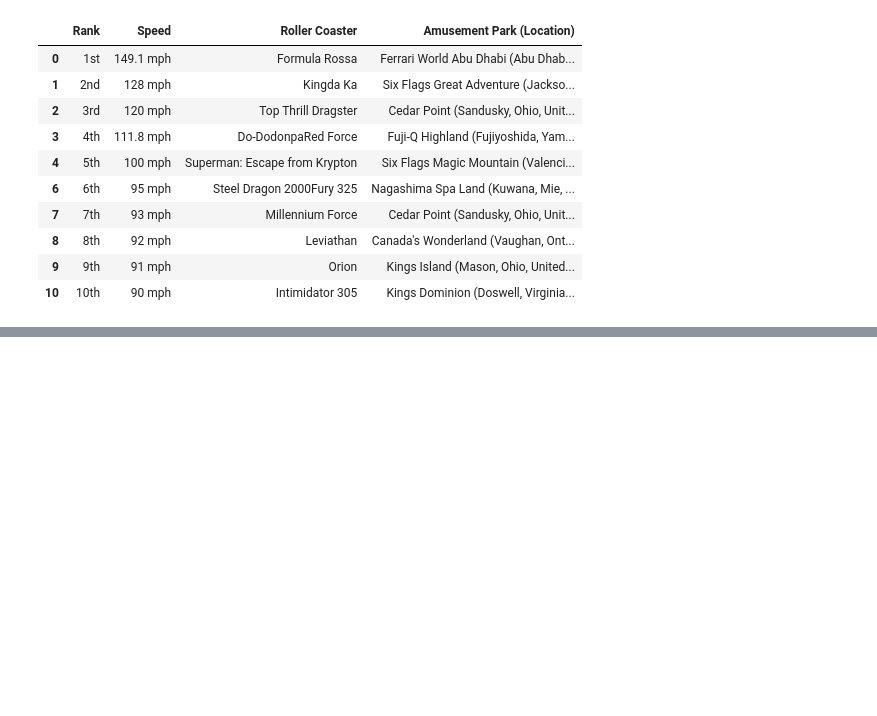
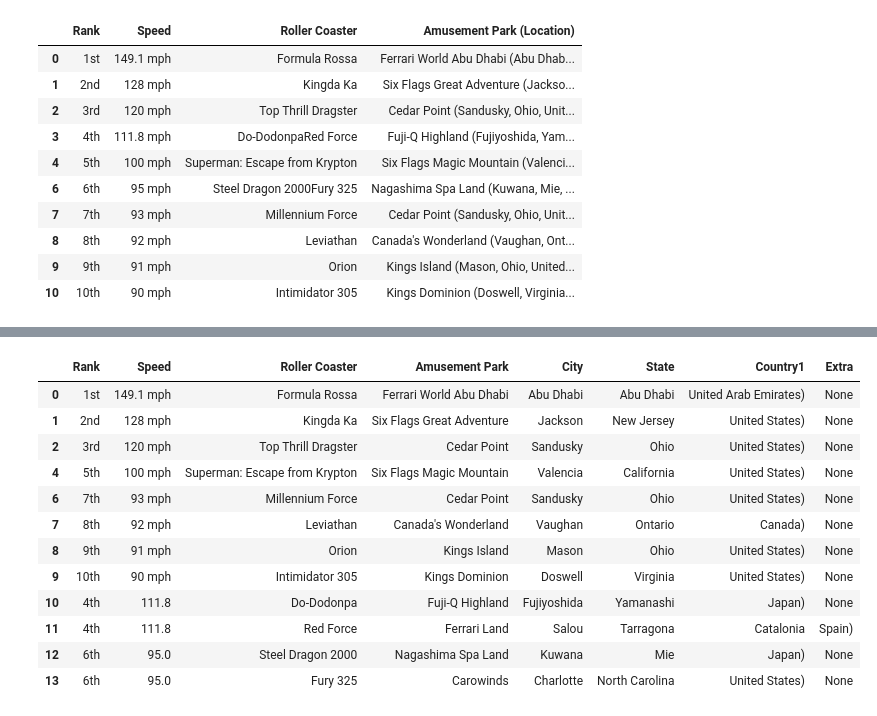
Before and after one commit to MorgaineB/Project2, a Jupyter notebook: WebScraping/Records_Scrape.ipynb, the cells around one changed output, grey strips where cells are left out. Saved outputs shown, nothing was run; the diff lists cells and outputs as text; code cells hidden in the pictures; blank space fills up the shorter version.

```diff
--- a/WebScraping/Records_Scrape.ipynb
+++ b/WebScraping/Records_Scrape.ipynb
@@ -63,0 +111,18 @@ speed_record[['Amusement Park','Location']] = speed_record['Amusement Park (Loca
+# %%
+#Dop Location Column
+speed_records_clean = speed_records_clean.drop(labels=['Location'], axis=1)
+speed_records_clean
+# %% [output]
+|  | Rank | Speed | Roller Coaster | Amusement Park | City | State | Country1 | Extra |
+| 0 | 1st | 149.1 mph | Formula Rossa | Ferrari World Abu Dhabi | Abu Dhabi | Abu Dhabi | United Arab Emirates) | None |
+| 1 | 2nd | 128 mph | Kingda Ka | Six Flags Great Adventure | Jackson | New Jersey | United States) | None |
+| 2 | 3rd | 120 mph | Top Thrill Dragster | Cedar Point | Sandusky | Ohio | United States) | None |
+| 4 | 5th | 100 mph | Superman: Escape from Krypton | Six Flags Magic Mountain | Valencia | California | United States) | None |
+| 6 | 7th | 93 mph | Millennium Force | Cedar Point | Sandusky | Ohio | United States) | None |
+| 7 | 8th | 92 mph | Leviathan | Canada's Wonderland | Vaughan | Ontario | Canada) | None |
+| 8 | 9th | 91 mph | Orion | Kings Island | Mason | Ohio | United States) | None |
+| 9 | 10th | 90 mph | Intimidator 305 | Kings Dominion | Doswell | Virginia | United States) | None |
+| 10 | 4th | 111.8 | Do-Dodonpa | Fuji-Q Highland | Fujiyoshida | Yamanashi | Japan) | None |
+| 11 | 4th | 111.8 | Red Force | Ferrari Land | Salou | Tarragona | Catalonia | Spain) |
+| 12 | 6th | 95.0 | Steel Dragon 2000 | Nagashima Spa Land | Kuwana | Mie | Japan) | None |
+| 13 | 6th | 95.0 | Fury 325 | Carowinds | Charlotte | North Carolina | United States) | None |
```
Also changed, not shown: parts of 10 cells of this notebook, 2 other files.
